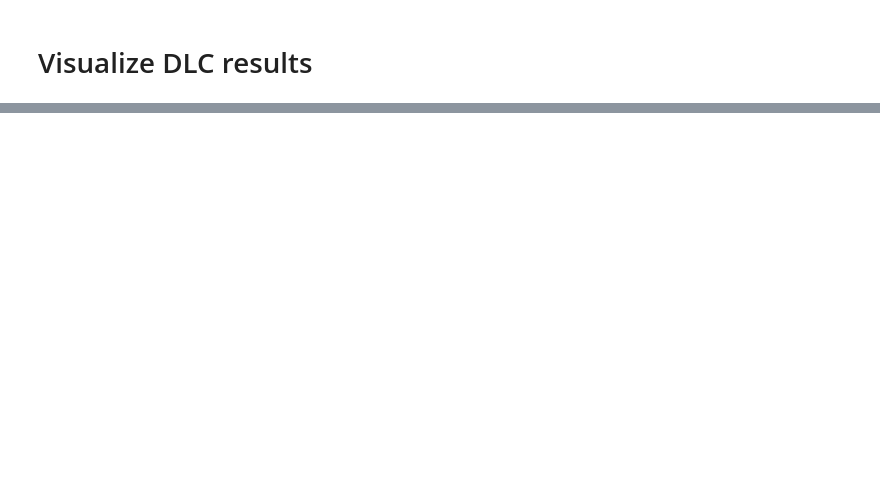
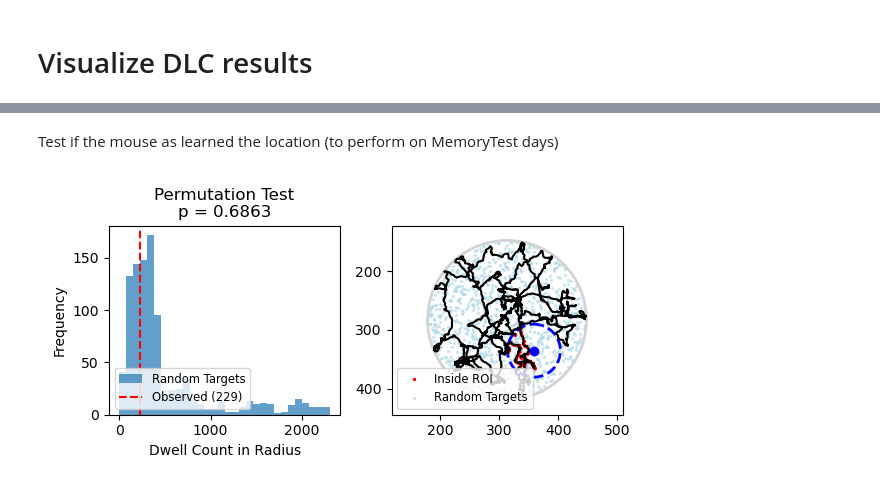
Before and after one commit to melodieborel/HayLabAnalysis, a Jupyter notebook: python/DLC_4_visualize_h5file.ipynb, the cells around one changed output, grey strips where cells are left out. Drawn from its saved outputs; the diff is of its cells as text; code cells hidden in the pictures; blank space fills up the shorter version.

Commit message:
Permute test for MemoryTest day on cheeseboard

```diff
--- a/python/DLC_4_visualize_h5file.ipynb
+++ b/python/DLC_4_visualize_h5file.ipynb
@@ -3,14 +23,9 @@
 # %%
-##### LOCAL or INTERACTIVE NODES #####
-
-from ipyfilechooser import FileChooser
-import os
-
 try:
     %store -r filename
     filename = os.path.dirname(filename)
 except NameError:
-    filename = "//10.69.168.1/crnldata/forgetting/Aurelie/CheeseboardExperiment/DAQ_data/AB/"
+    filename = "//10.69.168.1/crnldata/forgetting/Aurelie/"
 
 fc1 = FileChooser(filename, select_default=True, show_only_dirs=False, title="<b>Choose .h5 file</b>", layout=widgets.Layout(width='100%'))
 display(fc1)
@@ -226,0 +345,69 @@ plt.show()
+# %% [markdown]
+Test if the mouse as learned the location (to perform on MemoryTest days)
+# %%
+def test_dwell_time_significance(
+    x, y, target_location, radius=8, table_radius=60, table_center=(0, 0),
+    n_permutations=1000, seed=None):
+    if seed is not None:
+        np.random.seed(seed)
+    x = np.asarray(x)
+    y = np.asarray(y)
+    target_location = np.asarray(target_location)
+    center_x, center_y = table_center
+    # Observed dwell time
+    dist_to_target = np.sqrt((x - target_location[0])**2 + (y - target_location[1])**2)
+    observed_dwell = np.sum(dist_to_target <= radius)
+    # Random surrogate target locations centered on the actual table
+    random_dwell_times = []
+    surrogate_targets = []
+    for _ in range(n_permutations):
+        r = table_radius * np.sqrt(np.random.rand())
+        theta = 2 * np.pi * np.random.rand()
+        rx = center_x + r * np.cos(theta)
+        ry = center_y + r * np.sin(theta)
+        surrogate_targets.append([rx, ry])
+        dist = np.sqrt((x - rx)**2 + (y - ry)**2)
+        dwell = np.sum(dist <= radius)
+        random_dwell_times.append(dwell)
+    surrogate_targets = np.array(surrogate_targets)
+    random_dwell_times = np.array(random_dwell_times)
+    # p-value
+    p_value = (np.sum(random_dwell_times >= observed_dwell) + 1) / (n_permutations + 1)
+    # Plotting
+    plt.figure(figsize=(6, 3))
+    # Histogram of permutation results
+    plt.subplot(1, 2, 1)
+    plt.hist(random_dwell_times, bins=30, alpha=0.7, label='Random Targets')
+    plt.axvline(observed_dwell, color='red', linestyle='--', label=f'Observed ({observed_dwell})')
+    plt.title(f'Permutation Test\np = {p_value:.4f}')
+    plt.xlabel('Dwell Count in Radius')
+    plt.ylabel('Frequency')
+    plt.legend(loc='lower left', fontsize='small')
+    # Path and random targets
+    plt.subplot(1, 2, 2)
+    plt.plot(x, y, '-', color='black', alpha=1)
+    plt.scatter(x[dist_to_target <= radius], y[dist_to_target <= radius], color='red', s=2, label='Inside ROI')
+    # Add surrogate targets
+    plt.scatter(surrogate_targets[:, 0], surrogate_targets[:, 1], s=2, color='lightblue', alpha=0.5, label='Random Targets')
+    # Draw table and ROI around target
+    plt.gca().add_artist(plt.Circle(table_center, table_radius, fill=False, color='lightgray', lw=2))
+    plt.gca().add_artist(plt.Circle(target_location, radius, fill=False, color='blue', linestyle='--', lw=2))
+    plt.scatter(*target_location, color='blue', zorder=5)
+    plt.axis('equal')
+    plt.tight_layout()
+    plt.gca().invert_yaxis()   # <--- This inverts the y-axis
+    plt.legend(loc='lower left', fontsize='small')
+    plt.show()
+    return observed_dwell, random_dwell_times, p_value
+
+observed_dwell, random_dwell_times, p_value= test_dwell_time_significance(
+    individual_x, individual_y,
+    target_location=[reward_x, reward_y],
+    radius=reward_zone,
+    table_radius=table_radius,
+    table_center=(table_center_x, table_center_y),
+    n_permutations=1000,
+    seed=None
+)
+# %% [output]
+[figure, added]
```
Also changed, not shown: parts of 6 cells of this notebook, 1 other file.
